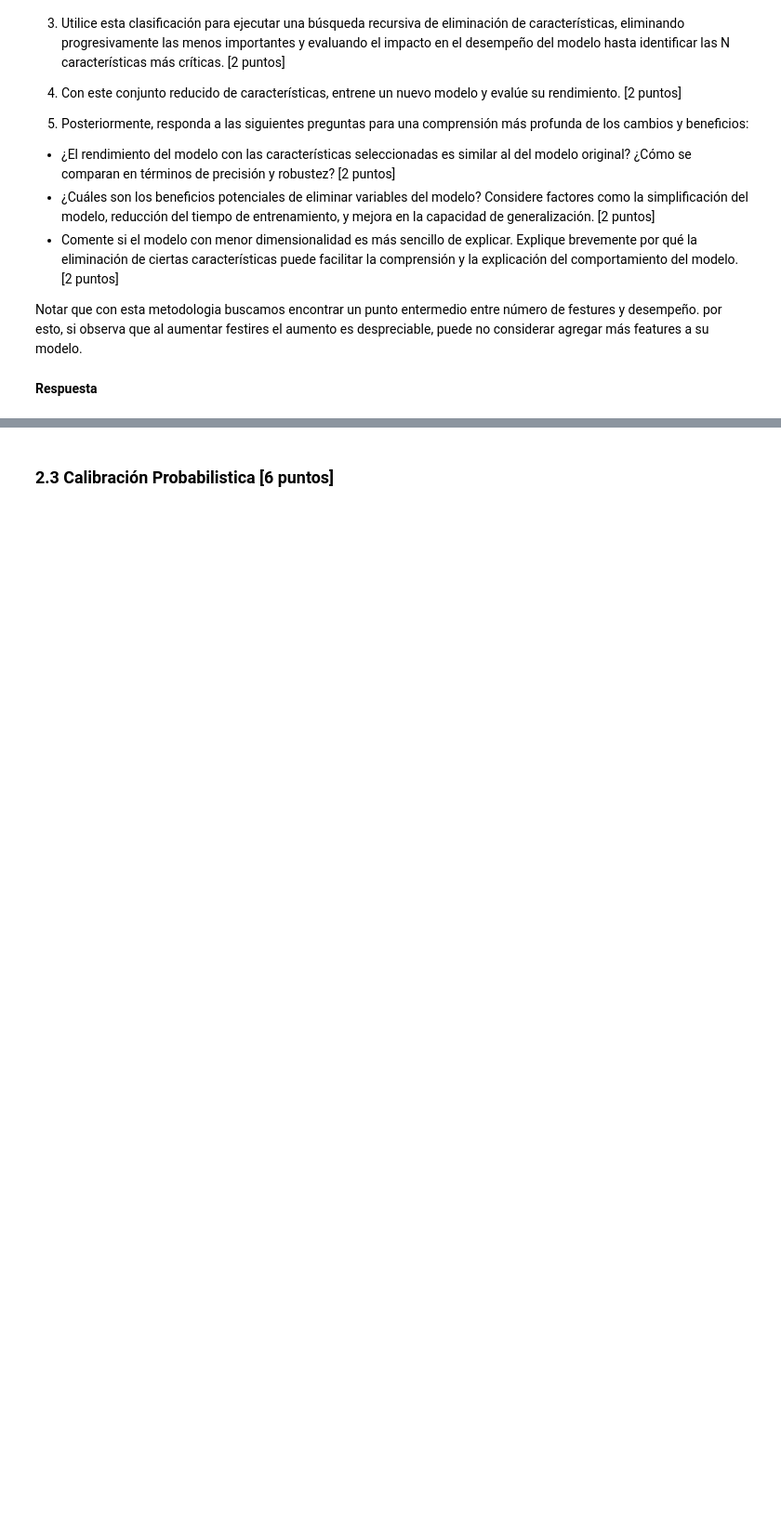
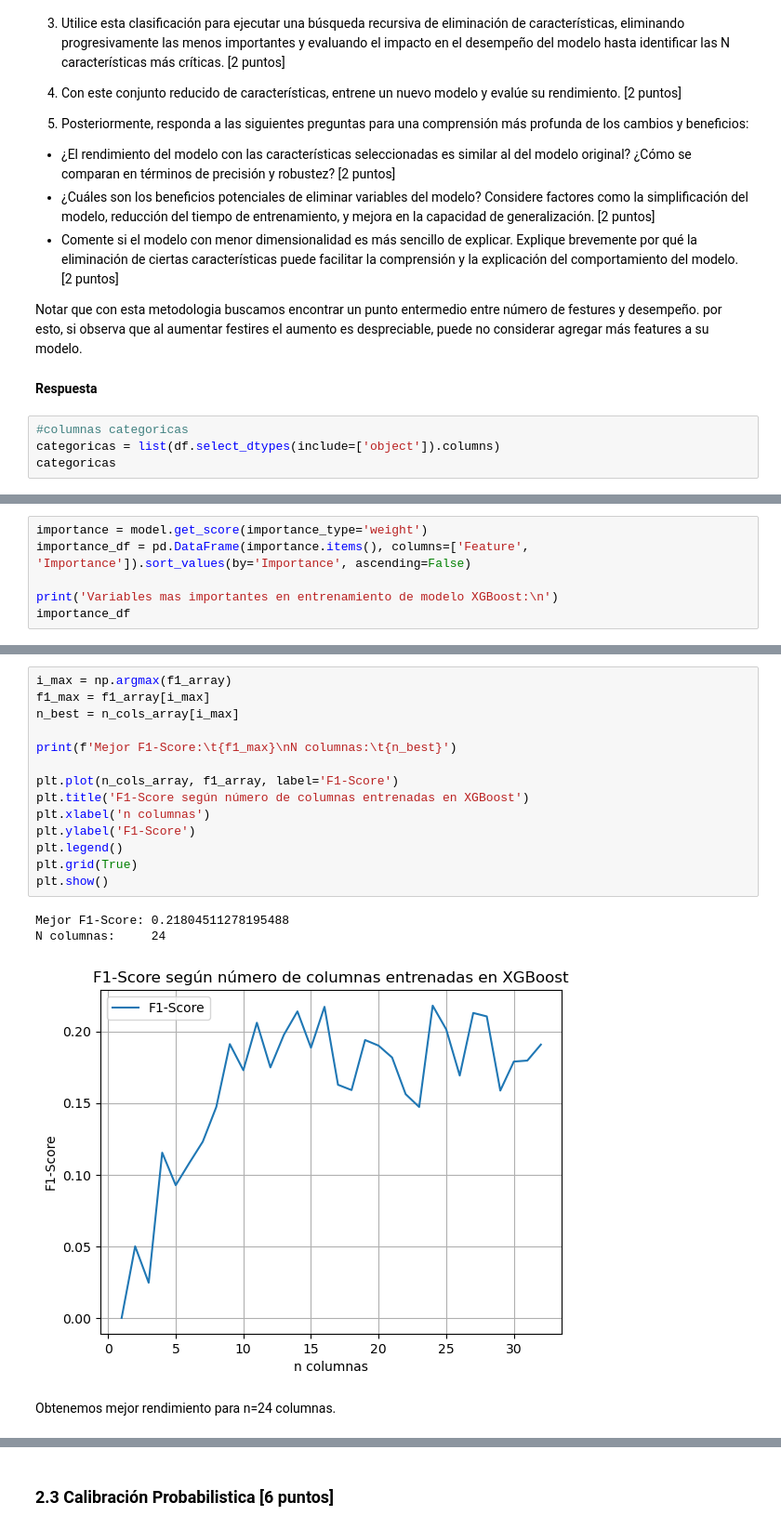
Before and after one commit to t-abedrapo/Laboratorio7_REP, a Jupyter notebook: Lab_7.ipynb, the cells around one changed output, grey strips where cells are left out. Shown at 93% size. Saved outputs shown, nothing was run; the diff lists cells and outputs as text; blank space fills up the shorter version.

```diff
--- a/Lab_7.ipynb
+++ b/Lab_7.ipynb
@@ -661,3 +760,7 @@ Para llevar a cabo esta tarea:
 Notar que con esta metodologia buscamos encontrar un punto entermedio entre número de festures y desempeño. por esto, si observa que al aumentar festires el aumento es despreciable, puede no considerar agregar más features a su modelo.
 # %% [markdown]
 **Respuesta**
+# %%
+#columnas categoricas
+categoricas = list(df.select_dtypes(include=['object']).columns)
+categoricas
@@ -663,0 +815,6 @@ Notar que con esta metodologia buscamos encontrar un punto entermedio entre núm
+# %%
+importance = model.get_score(importance_type='weight')
+importance_df = pd.DataFrame(importance.items(), columns=['Feature', 'Importance']).sort_values(by='Importance', ascending=False)
+
+print('Variables mas importantes en entrenamiento de modelo XGBoost:\n')
+importance_df
@@ -663,0 +920,20 @@ Notar que con esta metodologia buscamos encontrar un punto entermedio entre núm
+# %%
+i_max = np.argmax(f1_array)
+f1_max = f1_array[i_max]
+n_best = n_cols_array[i_max]
+
+print(f'Mejor F1-Score:\t{f1_max}\nN columnas:\t{n_best}')
+
+plt.plot(n_cols_array, f1_array, label='F1-Score')
+plt.title('F1-Score según número de columnas entrenadas en XGBoost')
+plt.xlabel('n columnas')
+plt.ylabel('F1-Score')
+plt.legend()
+plt.grid(True)
+plt.show()
+# %% [output]
+Mejor F1-Score: 0.21804511278195488
+N columnas:     24
+[figure, added]
+# %% [markdown]
+Obtenemos mejor rendimiento para n=24 columnas.
```
Also changed, not shown: parts of 17 cells of this notebook.
